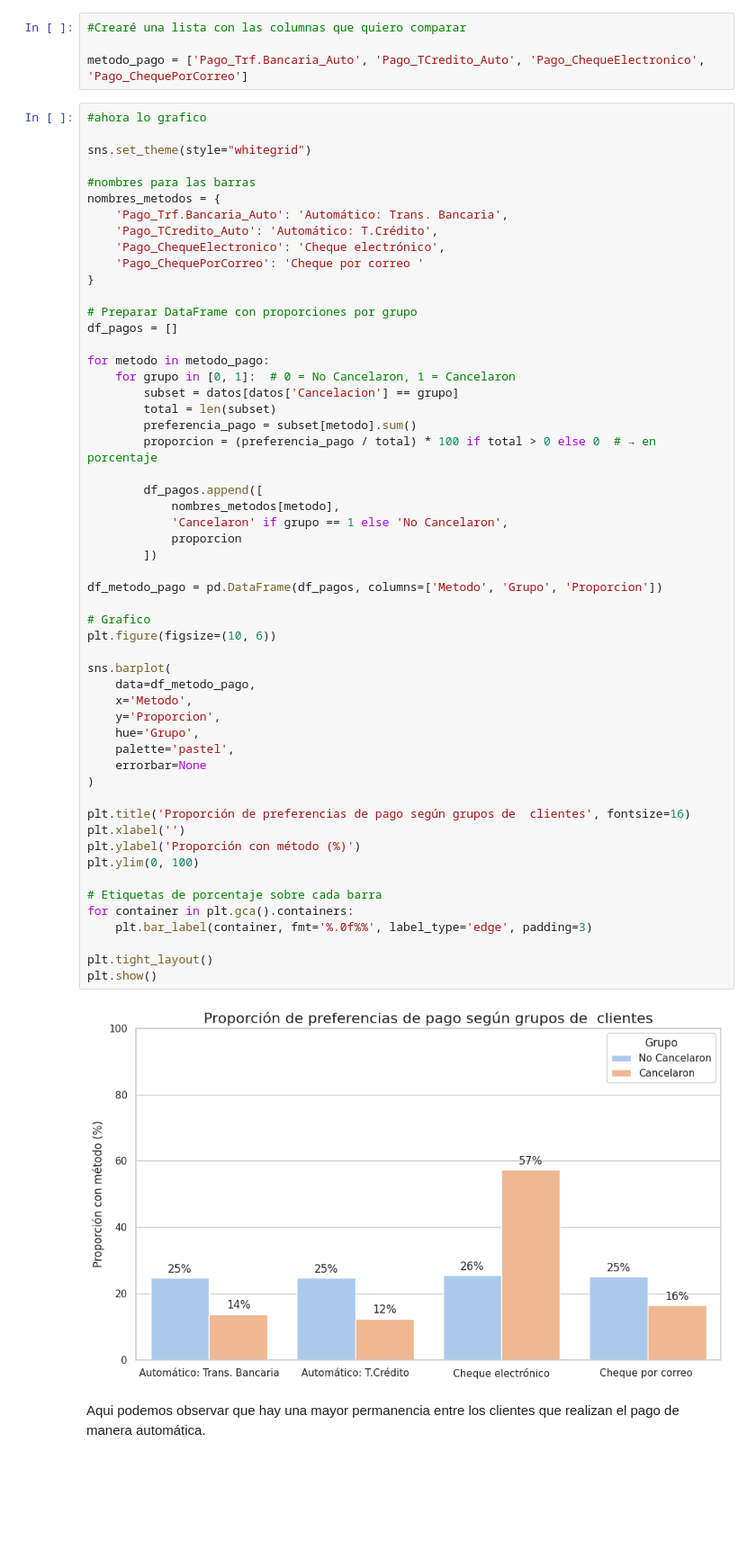
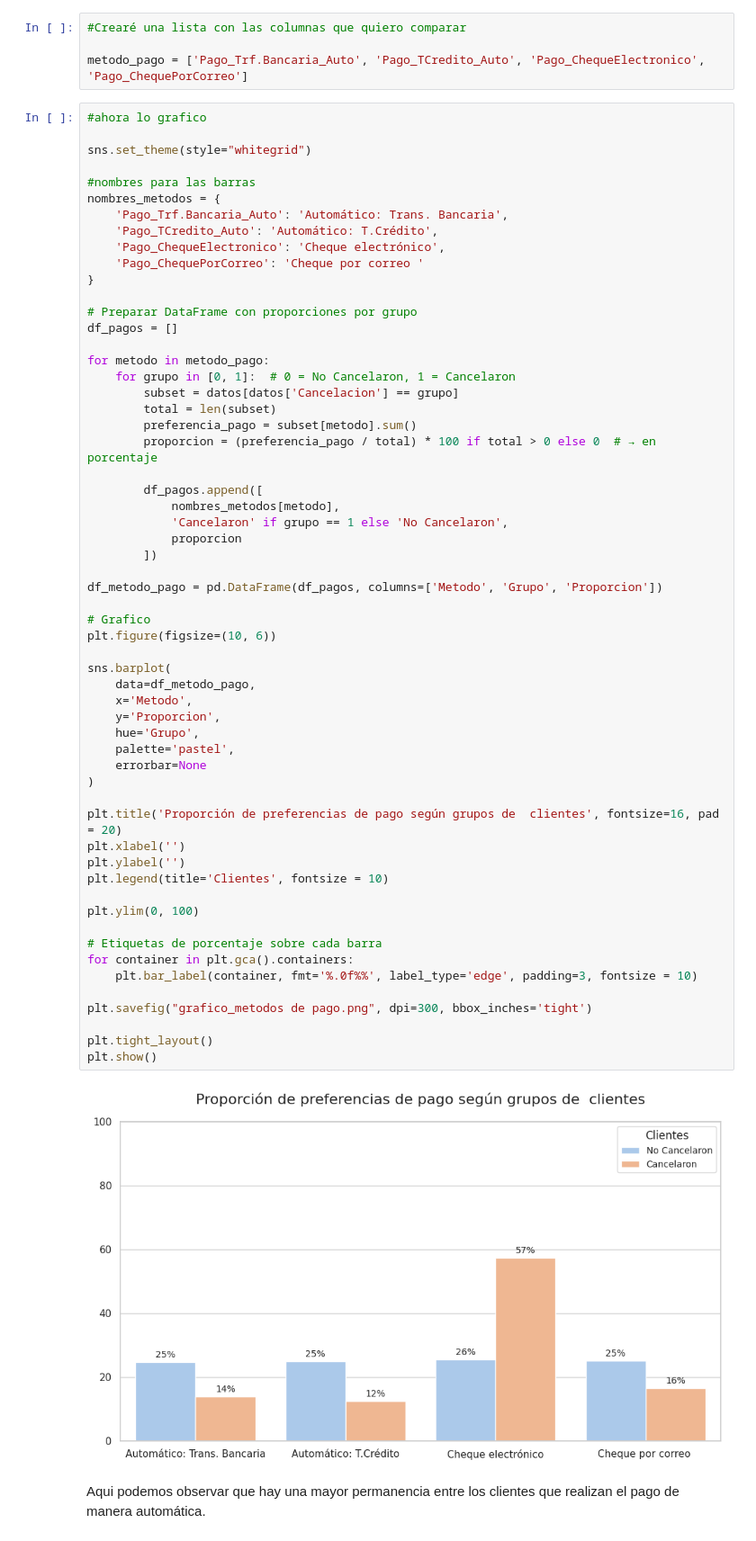
Before and after one commit to DaniBntz/TelecomX, a Jupyter notebook: TelecomX_Challenge.ipynb, the cells around one changed output. Shown at 90% size. Cells and saved outputs as stored; diff of their text form; blank space fills up the shorter version.

```diff
--- a/TelecomX_Challenge.ipynb
+++ b/TelecomX_Challenge.ipynb
@@ -935,37 +938,41 @@ for metodo in metodo_pago:
 
         df_pagos.append([
             nombres_metodos[metodo],
             'Cancelaron' if grupo == 1 else 'No Cancelaron',
             proporcion
         ])
 
 df_metodo_pago = pd.DataFrame(df_pagos, columns=['Metodo', 'Grupo', 'Proporcion'])
 
 # Grafico
 plt.figure(figsize=(10, 6))
 
 sns.barplot(
     data=df_metodo_pago,
     x='Metodo',
     y='Proporcion',
     hue='Grupo',
     palette='pastel',
     errorbar=None
 )
 
-plt.title('Proporción de preferencias de pago según grupos de  clientes', fontsize=16)
+plt.title('Proporción de preferencias de pago según grupos de  clientes', fontsize=16, pad = 20)
 plt.xlabel('')
-plt.ylabel('Proporción con método (%)')
+plt.ylabel('')
+plt.legend(title='Clientes', fontsize = 10)
+
 plt.ylim(0, 100)
 
 # Etiquetas de porcentaje sobre cada barra
 for container in plt.gca().containers:
-    plt.bar_label(container, fmt='%.0f%%', label_type='edge', padding=3)
+    plt.bar_label(container, fmt='%.0f%%', label_type='edge', padding=3, fontsize = 10)
+
+plt.savefig("grafico_metodos de pago.png", dpi=300, bbox_inches='tight')
 
 plt.tight_layout()
 plt.show()
 # %% [output]
-[figure, old version]
+[figure, new version]
 # %% [markdown]
 Aqui podemos observar que hay una mayor permanencia entre los clientes que realizan el pago de manera automática.
 # %% [markdown]
```
Also changed, not shown: parts of 7 cells of this notebook.
